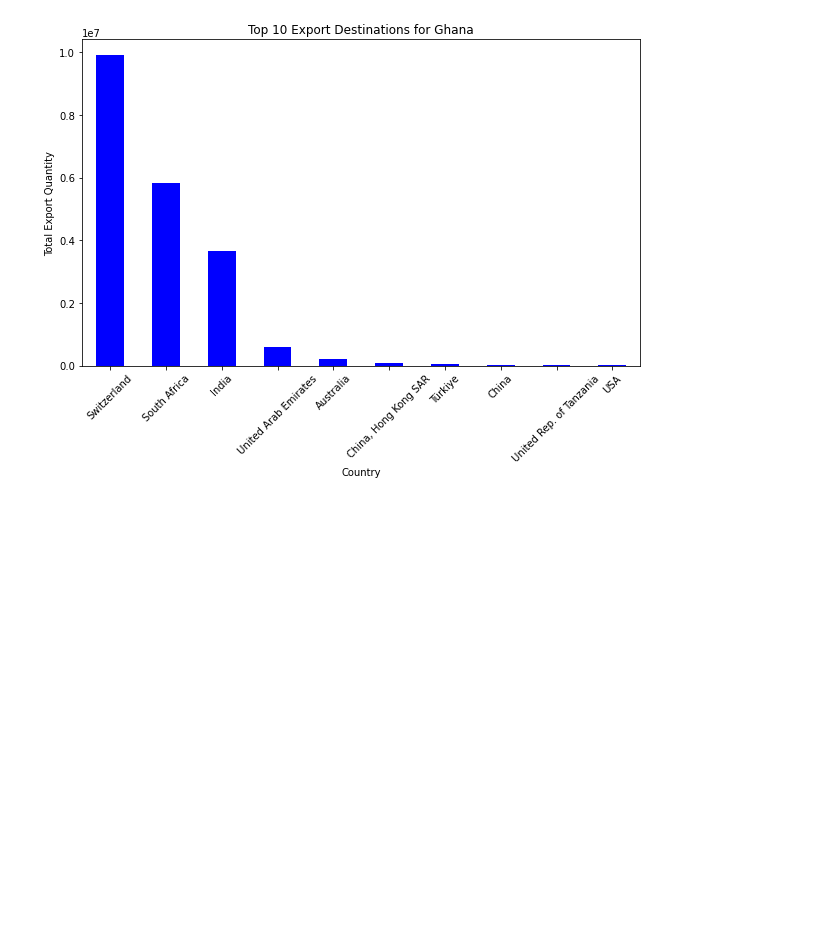
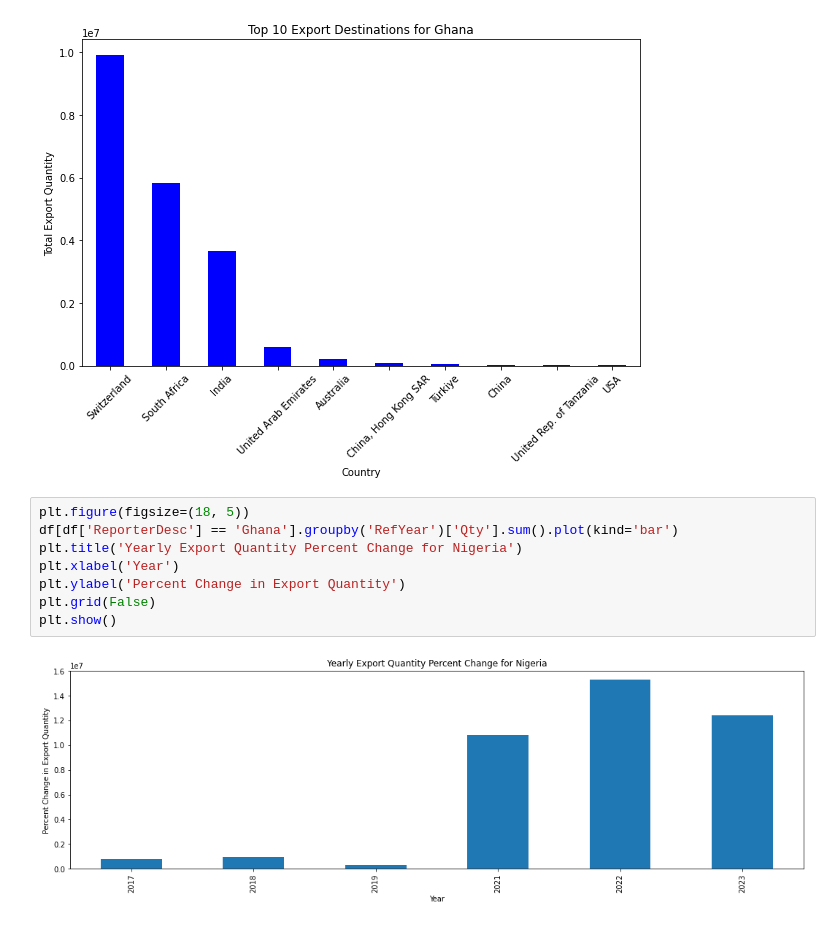
Before and after one commit to MrEktirir/Gold_Trade, a Jupyter notebook: Ghana_Nigeria_Gold_Trade_Analysis.ipynb, the cells around one changed output. Cells and saved outputs as stored; diff of their text form; blank space fills up the shorter version.

Commit message:
visualization_update
* new charts have been added

```diff
--- a/Ghana_Nigeria_Gold_Trade_Analysis.ipynb
+++ b/Ghana_Nigeria_Gold_Trade_Analysis.ipynb
@@ -539,3 +513,13 @@ plt.xticks(rotation=45)
 plt.show()
 # %% [output]
 [figure]
+# %%
+plt.figure(figsize=(18, 5))
+df[df['ReporterDesc'] == 'Ghana'].groupby('RefYear')['Qty'].sum().plot(kind='bar')
+plt.title('Yearly Export Quantity Percent Change for Nigeria')
+plt.xlabel('Year')
+plt.ylabel('Percent Change in Export Quantity')
+plt.grid(False)
+plt.show()
+# %% [output]
+[figure, added]
```
Also changed, not shown: parts of 8 cells of this notebook.
